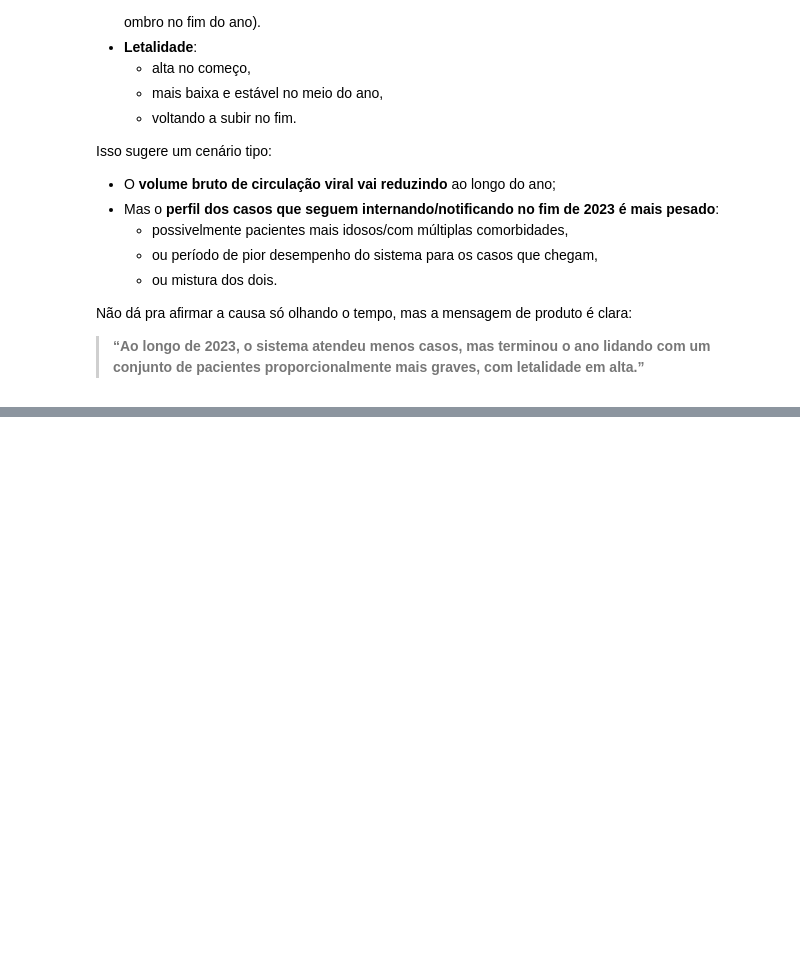
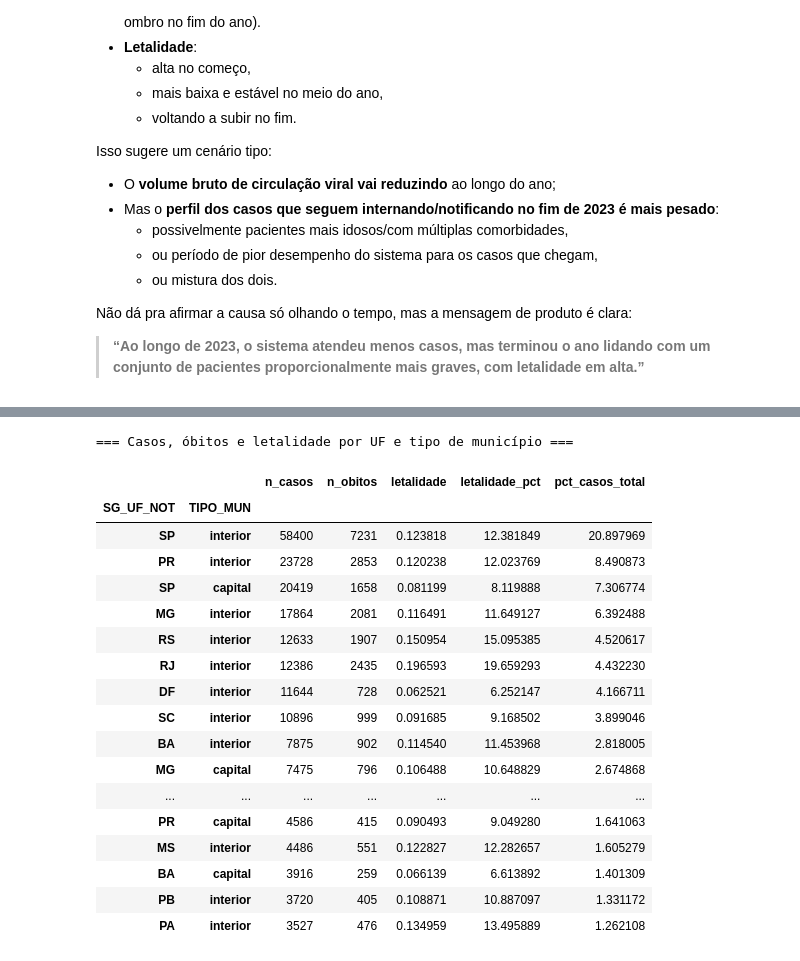
Before and after one commit to CaosHorseman/srag_2023_analysis, a Jupyter notebook: notebooks/EDA_ANALITICA.ipynb, the cells around one changed output, grey strips where cells are left out. Drawn from its saved outputs; the diff is of its cells as text; code cells hidden in the pictures; blank space fills up the shorter version.

```diff
--- a/notebooks/EDA_ANALITICA.ipynb
+++ b/notebooks/EDA_ANALITICA.ipynb
@@ -2540,0 +2827,38 @@ Não dá pra afirmar a causa só olhando o tempo, mas a mensagem de produto é c
+# %%
+# ## 2. Distribuição geográfica por UF e região
+
+def resumo_geo(df_in, group_cols, uf_col=UF_COL):
+    """
+    Calcula:
+    - n_casos
+    - n_obitos (EVOLUCAO_BIN == 1)
+    - letalidade (%)
+    - proporção do total de casos
+    """
+    d = df_in.copy()
+
+    # casos = todos os registros com UF não nula
+    d = d[~d[uf_col].isna()].copy()
+
+    # define óbito só onde EVOLUCAO_disponivel == 1
+    d["obito_flag"] = np.where(
+        (d["EVOLUCAO_disponivel"] == 1) & (d["EVOLUCAO_BIN"] == 1),
+        1, 0
+    )
+    d["caso_flag"] = 1
+
+    grp = (
+        d.groupby(group_cols, dropna=False)
+         .agg(
+             n_casos=("caso_flag", "sum"),
+             n_obitos=("obito_flag", "sum"),
+         )
+    )
+    grp["letalidade"] = grp["n_obitos"] / grp["n_casos"]
+    grp["letalidade_pct"] = grp["letalidade"] * 100
+
+    # proporção dos casos no total
+    total_casos = grp["n_casos"].sum()
+    grp["pct_casos_total"] = 100 * grp["n_casos"] / total_casos
+
+    return grp.sort_values("n_casos", ascending=False)
@@ -2540,0 +2897,24 @@ Não dá pra afirmar a causa só olhando o tempo, mas a mensagem de produto é c
+# %%
+resumo_uf_tipo = resumo_geo(df, [UF_COL, "TIPO_MUN"])
+print("=== Casos, óbitos e letalidade por UF e tipo de município ===")
+display(resumo_uf_tipo.head(20))
+# %% [output]
+=== Casos, óbitos e letalidade por UF e tipo de município ===
+|  |  | n_casos | n_obitos | letalidade | letalidade_pct | pct_casos_total |
+| SG_UF_NOT | TIPO_MUN |  |  |  |  |  |
+| SP | interior | 58400 | 7231 | 0.123818 | 12.381849 | 20.897969 |
+| PR | interior | 23728 | 2853 | 0.120238 | 12.023769 | 8.490873 |
+| SP | capital | 20419 | 1658 | 0.081199 | 8.119888 | 7.306774 |
+| MG | interior | 17864 | 2081 | 0.116491 | 11.649127 | 6.392488 |
+| RS | interior | 12633 | 1907 | 0.150954 | 15.095385 | 4.520617 |
+| RJ | interior | 12386 | 2435 | 0.196593 | 19.659293 | 4.432230 |
+| DF | interior | 11644 | 728 | 0.062521 | 6.252147 | 4.166711 |
+| SC | interior | 10896 | 999 | 0.091685 | 9.168502 | 3.899046 |
+| BA | interior | 7875 | 902 | 0.114540 | 11.453968 | 2.818005 |
+| MG | capital | 7475 | 796 | 0.106488 | 10.648829 | 2.674868 |
+| ... | ... | ... | ... | ... | ... | ... |
+| PR | capital | 4586 | 415 | 0.090493 | 9.049280 | 1.641063 |
+| MS | interior | 4486 | 551 | 0.122827 | 12.282657 | 1.605279 |
+| BA | capital | 3916 | 259 | 0.066139 | 6.613892 | 1.401309 |
+| PB | interior | 3720 | 405 | 0.108871 | 10.887097 | 1.331172 |
+| PA | interior | 3527 | 476 | 0.134959 | 13.495889 | 1.262108 |
```
Also changed, not shown: parts of 18 cells of this notebook, 2 other files.
